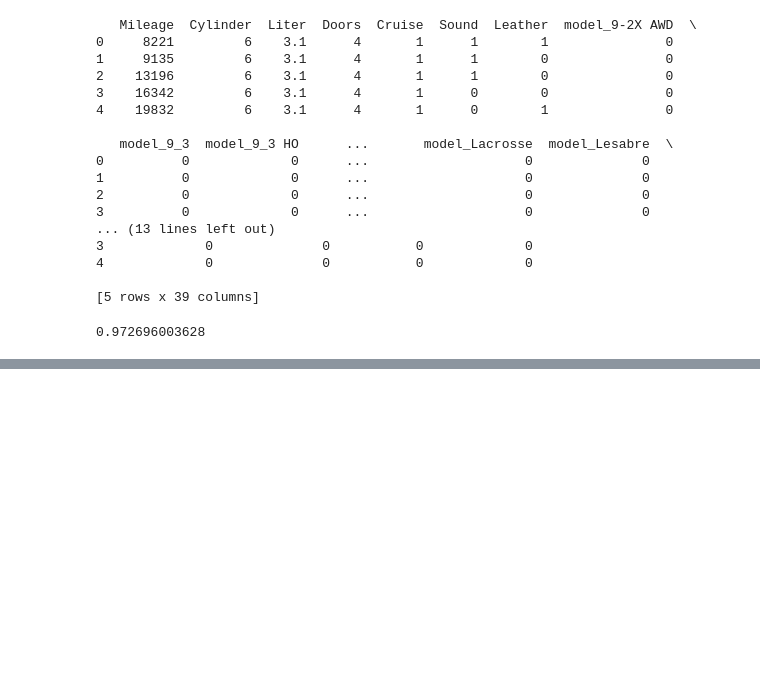
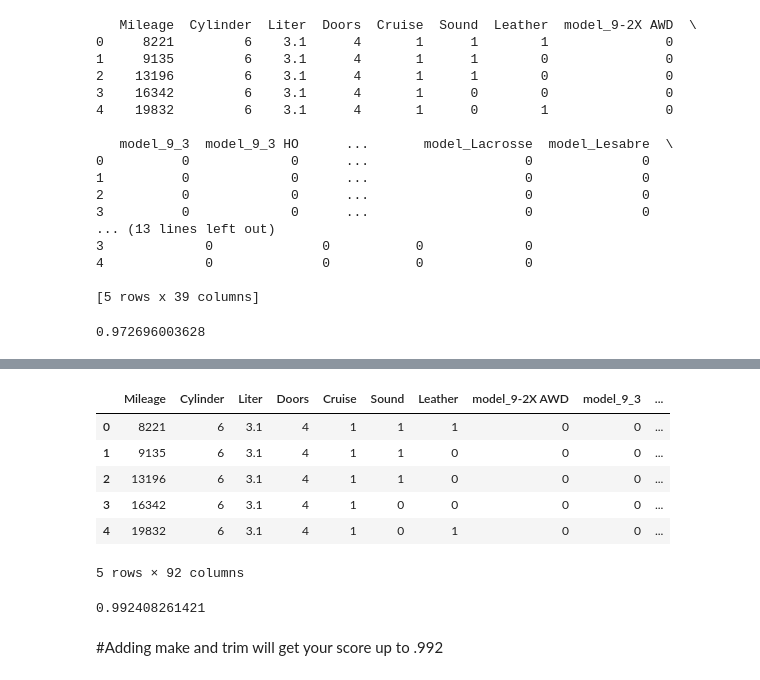
Before and after one commit to tiyd-python-2015-05/linear-regression, a Jupyter notebook: How Much is Your Car Worth.ipynb, the cells around one changed output, grey strips where cells are left out. Cells and saved outputs as stored; diff of their text form; code cells hidden in the pictures; blank space fills up the shorter version.

```diff
--- a/How Much is Your Car Worth.ipynb
+++ b/How Much is Your Car Worth.ipynb
@@ -349,0 +361,3 @@ independent_vars
+# %%
+dummy_trim = pd.get_dummies(df['Trim'], prefix='trim')
+print(dummy_trim.head())
@@ -349,0 +382,21 @@ independent_vars
+# %%
+data3 = data2.join(dummy_trim.ix[:,:])
+# %%
+data3.head()
+# %% [output]
+|  | Mileage | Cylinder | Liter | Doors | Cruise | Sound | Leather | model_9-2X AWD | model_9_3 | ... |
+| 0 | 8221 | 6 | 3.1 | 4 | 1 | 1 | 1 | 0 | 0 | ... |
+| 1 | 9135 | 6 | 3.1 | 4 | 1 | 1 | 0 | 0 | 0 | ... |
+| 2 | 13196 | 6 | 3.1 | 4 | 1 | 1 | 0 | 0 | 0 | ... |
+| 3 | 16342 | 6 | 3.1 | 4 | 1 | 0 | 0 | 0 | 0 | ... |
+| 4 | 19832 | 6 | 3.1 | 4 | 1 | 0 | 1 | 0 | 0 | ... |
+5 rows × 92 columns
+# %%
+regr = linear_model.LinearRegression()
+regr.fit(data3, price)
+score = regr.score(data3, price)
+print(score)
+# %% [output]
+0.992408261421
+# %% [markdown]
+#Adding make and trim will get your score up to .992
```
Also changed, not shown: parts of 7 cells of this notebook.
